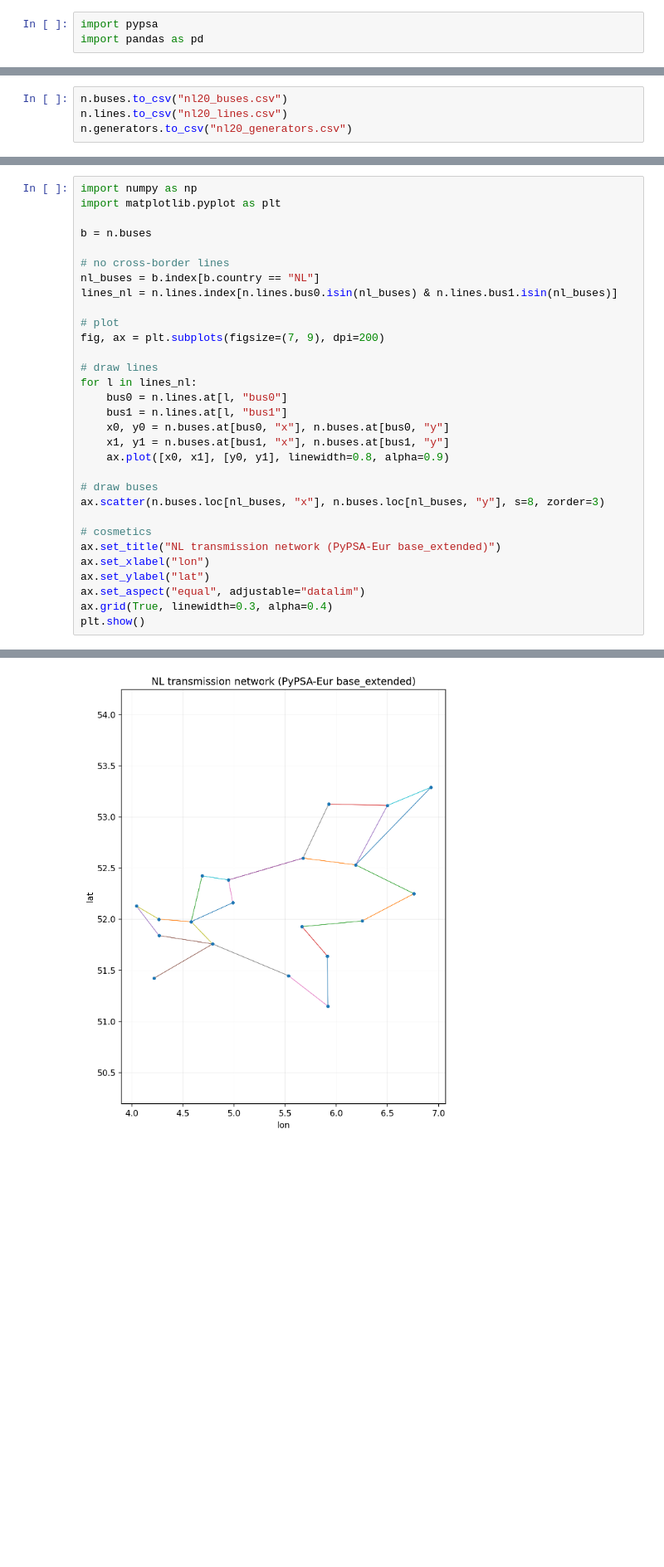
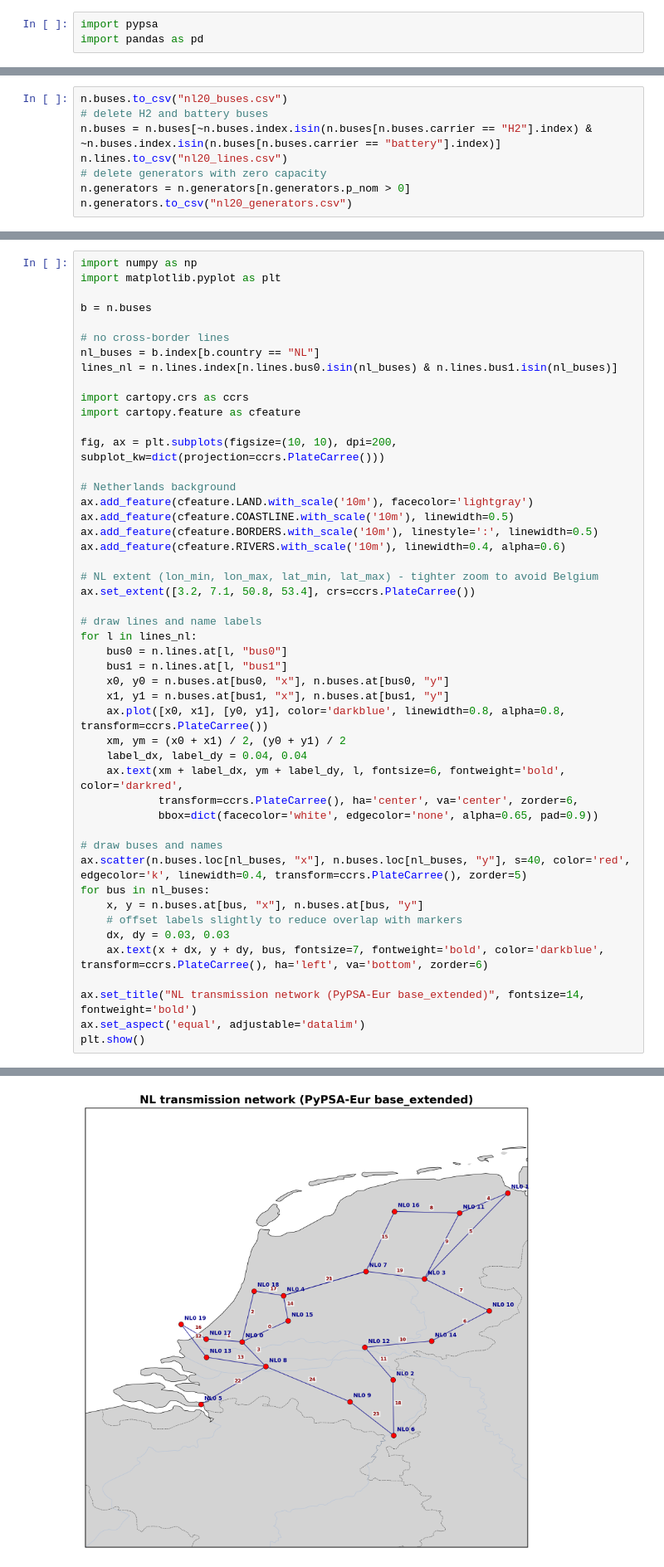
Before and after one commit to alexhtn163/locational-signals-cm, a Jupyter notebook: data/PyPSA-network.ipynb, the cells around one changed output, grey strips where cells are left out. Shown at 83% size. Drawn from its saved outputs; the diff is of its cells as text; blank space fills up the shorter version.

```diff
--- a/data/PyPSA-network.ipynb
+++ b/data/PyPSA-network.ipynb
@@ -13,7 +13,11 @@ INFO:pypsa.network.io:Imported network 'Unnamed Network' has buses, carriers, ge
 [figure]
 # %%
 n.buses.to_csv("nl20_buses.csv")
+# delete H2 and battery buses
+n.buses = n.buses[~n.buses.index.isin(n.buses[n.buses.carrier == "H2"].index) & ~n.buses.index.isin(n.buses[n.buses.carrier == "battery"].index)]
 n.lines.to_csv("nl20_lines.csv")
+# delete generators with zero capacity
+n.generators = n.generators[n.generators.p_nom > 0]
 n.generators.to_csv("nl20_generators.csv")
 # %%
 print(n.loads.shape)
@@ -134,25 +144,42 @@ b = n.buses
 nl_buses = b.index[b.country == "NL"]
 lines_nl = n.lines.index[n.lines.bus0.isin(nl_buses) & n.lines.bus1.isin(nl_buses)]
 
-# plot
-fig, ax = plt.subplots(figsize=(7, 9), dpi=200)
+import cartopy.crs as ccrs
+import cartopy.feature as cfeature
 
-# draw lines
+fig, ax = plt.subplots(figsize=(10, 10), dpi=200, subplot_kw=dict(projection=ccrs.PlateCarree()))
+
+# Netherlands background
+ax.add_feature(cfeature.LAND.with_scale('10m'), facecolor='lightgray')
+ax.add_feature(cfeature.COASTLINE.with_scale('10m'), linewidth=0.5)
+ax.add_feature(cfeature.BORDERS.with_scale('10m'), linestyle=':', linewidth=0.5)
+ax.add_feature(cfeature.RIVERS.with_scale('10m'), linewidth=0.4, alpha=0.6)
+
+# NL extent (lon_min, lon_max, lat_min, lat_max) - tighter zoom to avoid Belgium
+ax.set_extent([3.2, 7.1, 50.8, 53.4], crs=ccrs.PlateCarree())
+
+# draw lines and name labels
 for l in lines_nl:
     bus0 = n.lines.at[l, "bus0"]
     bus1 = n.lines.at[l, "bus1"]
     x0, y0 = n.buses.at[bus0, "x"], n.buses.at[bus0, "y"]
     x1, y1 = n.buses.at[bus1, "x"], n.buses.at[bus1, "y"]
-    ax.plot([x0, x1], [y0, y1], linewidth=0.8, alpha=0.9)
+    ax.plot([x0, x1], [y0, y1], color='darkblue', linewidth=0.8, alpha=0.8, transform=ccrs.PlateCarree())
+    xm, ym = (x0 + x1) / 2, (y0 + y1) / 2
+    label_dx, label_dy = 0.04, 0.04
+    ax.text(xm + label_dx, ym + label_dy, l, fontsize=6, fontweight='bold', color='darkred',
+            transform=ccrs.PlateCarree(), ha='center', va='center', zorder=6,
+            bbox=dict(facecolor='white', edgecolor='none', alpha=0.65, pad=0.9))
 
-# draw buses
-ax.scatter(n.buses.loc[nl_buses, "x"], n.buses.loc[nl_buses, "y"], s=8, zorder=3)
+# draw buses and names
+ax.scatter(n.buses.loc[nl_buses, "x"], n.buses.loc[nl_buses, "y"], s=40, color='red', edgecolor='k', linewidth=0.4, transform=ccrs.PlateCarree(), zorder=5)
+for bus in nl_buses:
+    x, y = n.buses.at[bus, "x"], n.buses.at[bus, "y"]
+    # offset labels slightly to reduce overlap with markers
+    dx, dy = 0.03, 0.03
+    ax.text(x + dx, y + dy, bus, fontsize=7, fontweight='bold', color='darkblue', transform=ccrs.PlateCarree(), ha='left', va='bottom', zorder=6)
 
-# cosmetics
-ax.set_title("NL transmission network (PyPSA-Eur base_extended)")
-ax.set_xlabel("lon")
-ax.set_ylabel("lat")
-ax.set_aspect("equal", adjustable="datalim")
-ax.grid(True, linewidth=0.3, alpha=0.4)
+ax.set_title("NL transmission network (PyPSA-Eur base_extended)", fontsize=14, fontweight='bold')
+ax.set_aspect('equal', adjustable='datalim')
 plt.show()
 # %% [output]
@@ -159 +187 @@ plt.show()
-[figure, old version]
+[figure, new version]
```
Also changed, not shown: parts of 6 cells of this notebook, 13 other files.
